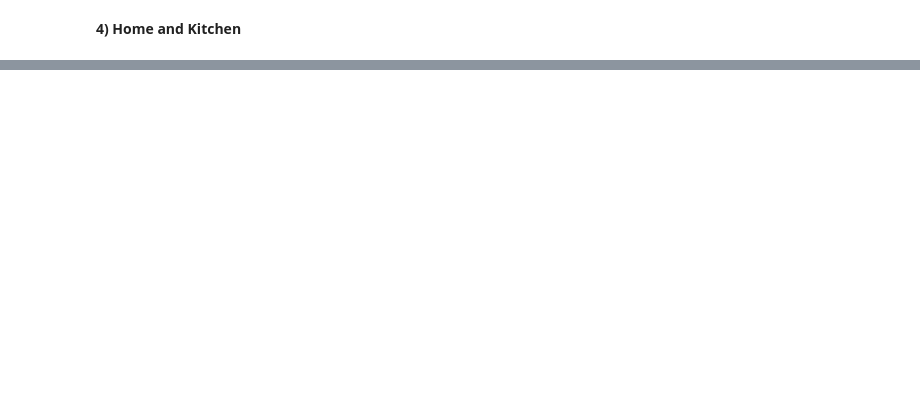
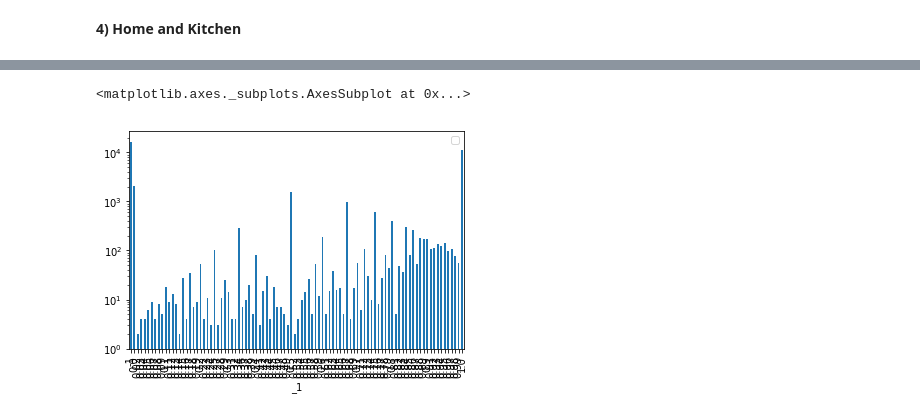
Before and after one commit to MaxencePPierre/ada-project, a Jupyter notebook: project_general.ipynb, the cells around one changed output, grey strips where cells are left out. Cells and saved outputs as stored; diff of their text form; code cells hidden in the pictures; blank space fills up the shorter version.

```diff
--- a/project_general.ipynb
+++ b/project_general.ipynb
@@ -778,0 +841,23 @@ Text(0.5,1,'Home and Kitchen : Mean price of products per year $')
+# %%
+i=0
+for helpful in gardenbio_helpful_pd['_1']:
+    splitted = helpful.split('/')
+
+    if(int(splitted[1]) == 0):
+        res = -1
+    else:
+        res = int(splitted[0])/int(splitted[1])
+        res = custom_round(res)
+    i= i+1
+    gardenbio_helpful_pd.loc[i,'newind'] = res
+# %%
+gardenbio_helpful_pd = gardenbio_helpful_pd.set_index('newind')
+# %%
+gardenbio_helpful_pd = gardenbio_helpful_pd.set_index('_1')
+# %%
+gardenbio_helpful_pd = gardenbio_helpful_pd.sort_index()
+# %%
+gardenbio_helpful_pd.plot(kind='bar', log=True)
+# %% [output]
+<matplotlib.axes._subplots.AxesSubplot at 0x...>
+[figure, added]
```
Also changed, not shown: parts of 27 cells of this notebook, 1 other file.
